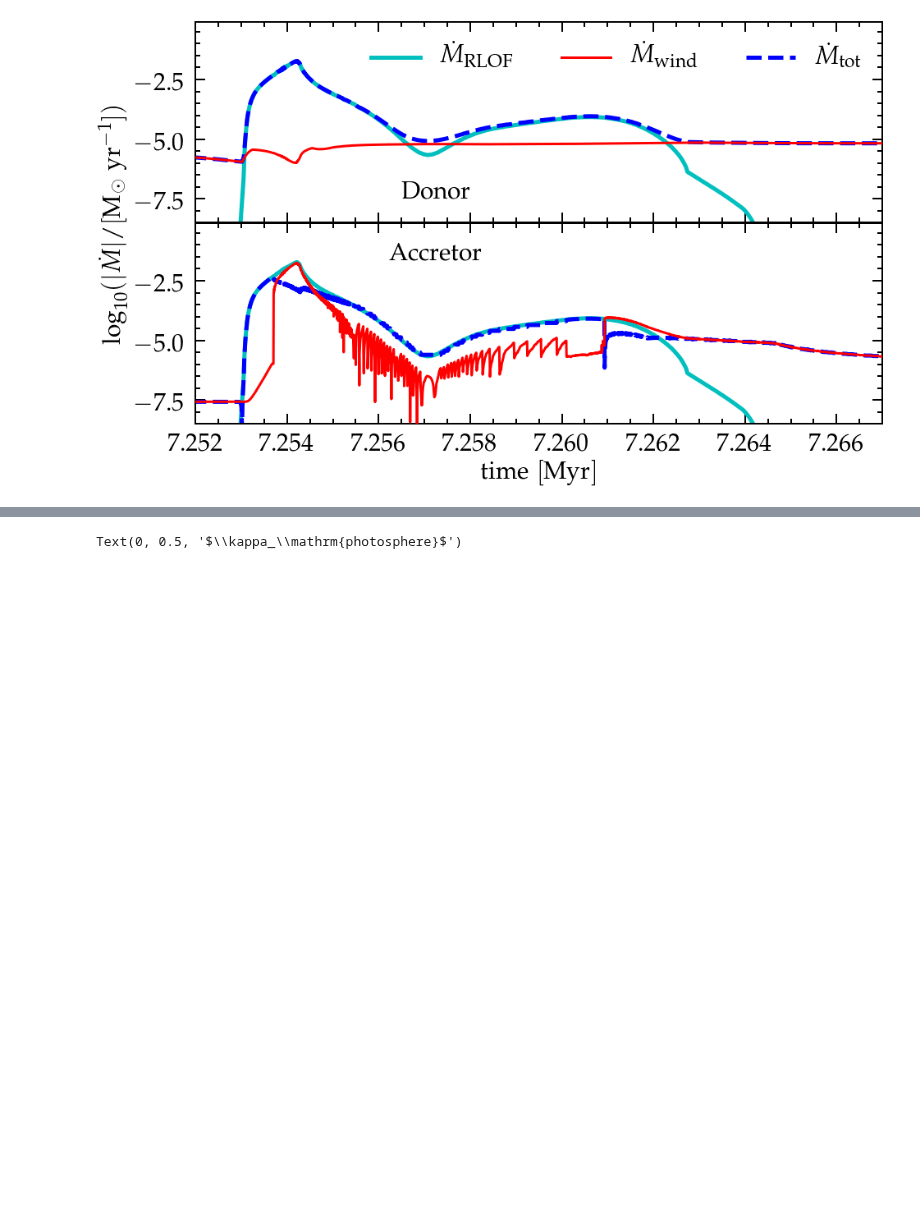
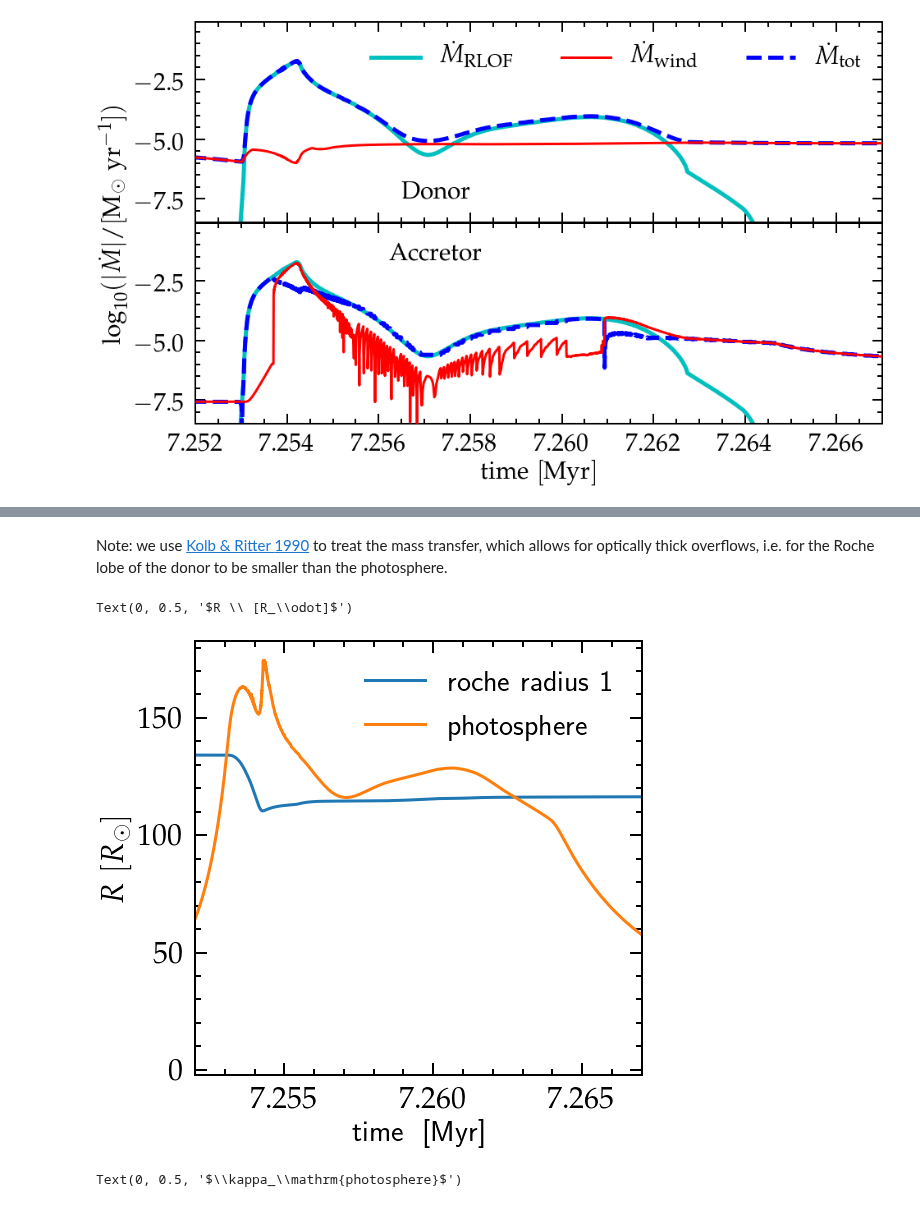
Before and after one commit to mathren/zeta_oph, a Jupyter notebook: notebooks/Best_model.ipynb, the cells around one changed output, grey strips where cells are left out. Cells and saved outputs as stored; diff of their text form; code cells hidden in the pictures; blank space fills up the shorter version.

```diff
--- a/notebooks/Best_model.ipynb
+++ b/notebooks/Best_model.ipynb
@@ -371,3 +375,33 @@ TypeError: index() takes at least 1 argument (0 given)
+# %% [markdown]
+Note: we use [Kolb & Ritter
+1990](https://ui.adsabs.harvard.edu/abs/1990A%26A...236..385K/abstract)
+to treat the mass transfer, which allows for optically thick
+overflows, i.e. for the Roche lobe of the donor to be smaller than the
+photosphere.
+# %%
+# does RL1 go below the donor's photosphere ever?
+fig = plt.figure()
+gs = gridspec.GridSpec(100, 100)
+ax = fig.add_subplot(gs[:,:])
+
+src, col = getSrcCol(bfile)
+# get roche lobe
+rl_1 = src[:, col.index("rl_1")]
+t = src[:, col.index("age")]*1e-6 #Myrs
+# get photosphere radius
+src, col = getSrcCol(dhfile)
+r1 = 10**src[:, col.index("photosphere_log_r")]
+
+ax.plot(t, rl_1, label="roche radius 1")
+ax.plot(t, r1, label="photosphere")
+ax.legend()
+ax.set_xlim(xmin=7.252, xmax=7.267)
+# ax.set_xlim(xmin=7.2, xmax=7.3)
+ax.set_xlabel(r"time \ [Myr]")
+ax.set_ylabel(r"$R \ [R_\odot]$")
+# %% [output]
+Text(0, 0.5, '$R \\ [R_\\odot]$')
+[figure, added]
 # %%
 # chemical composition
 fig = plt.figure()
```
Also changed, not shown: parts of 2 cells of this notebook.
